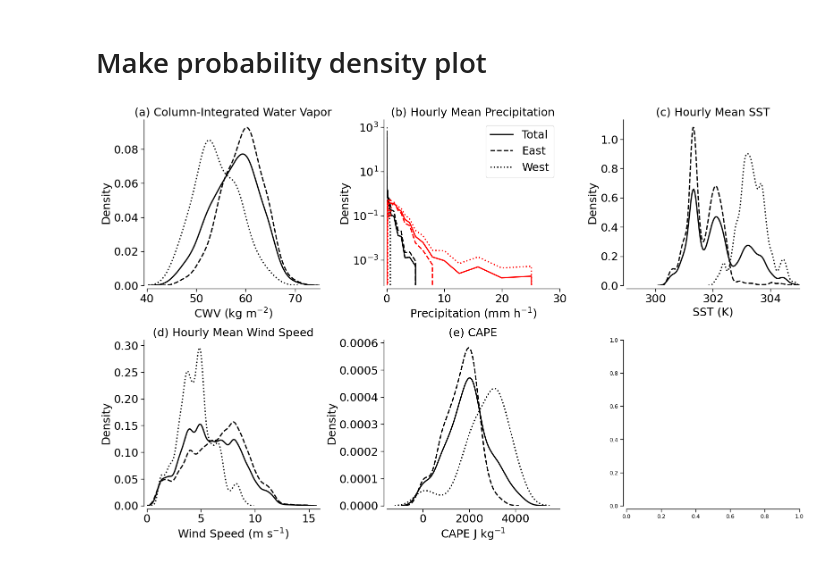
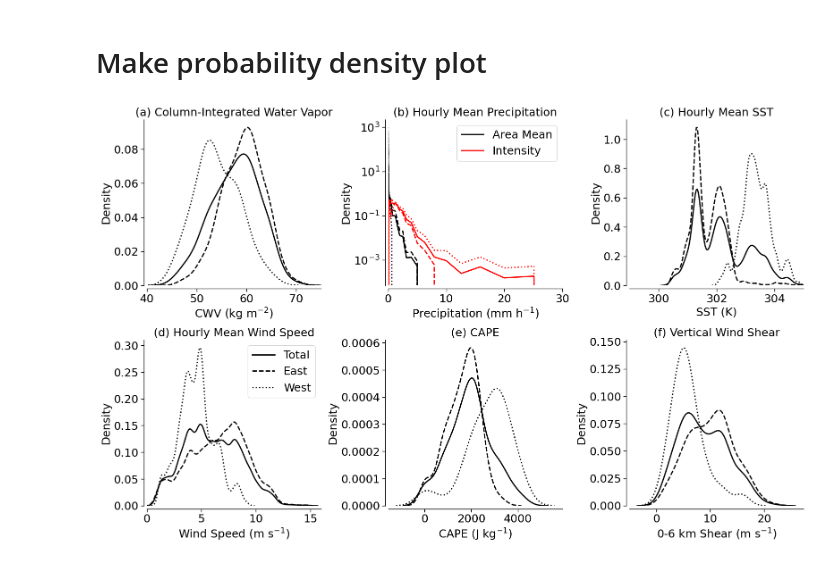
Before and after one commit to allison-wing/PICCOLO, a Jupyter notebook: plot_pdf_EW.ipynb, the cells around one changed output. Saved outputs shown, nothing was run; the diff lists cells and outputs as text; code cells hidden in the pictures.

Commit message:
added shear

```diff
--- a/plot_pdf_EW.ipynb
+++ b/plot_pdf_EW.ipynb
@@ -336,0 +347,19 @@ capeW_finite = capeW[finite]
+# %%
+# Mask out soundings before start_time
+shear06 = np.ma.masked_where(times_asc < start_time, shear06, copy=False)
+
+#Mask out soundings that don't reach 100 hPa
+shear06 = np.ma.masked_where((min_pres > 100), shear06, copy=False)
+
+#split into east and west
+shear06E = shear06[sondeLON > lonEW]
+shear06W = shear06[sondeLON <= lonEW]
+
+finite = np.where(np.isfinite(shear06))
+shear06_finite = shear06[finite]
+
+finite = np.where(np.isfinite(shear06E))
+shear06E_finite = shear06E[finite]
+
+finite = np.where(np.isfinite(shear06W))
+shear06W_finite = shear06W[finite]
@@ -455,11 +511,11 @@ phist1a, bin_edges1a = np.histogram(precip2int, bins=pbins, density=True)
 phist2a, bin_edges2a = np.histogram(precipE2int, bins=pbins, density=True)
 phist3a, bin_edges3a = np.histogram(precipW2int, bins=pbins, density=True)
 
-axs[0,1].plot(bin_edges1[:-1], phist1, color='black', label='Total', linewidth=2)
-axs[0,1].plot(bin_edges2[:-1], phist2, color='black', linestyle='--', label='East', linewidth=2)
-axs[0,1].plot(bin_edges3[:-1], phist3, color='black', linestyle=':', label='West', linewidth=2)
+axs[0,1].plot(bin_edges1[:-1], phist1, color='black', label='Area Mean', linewidth=2)
+axs[0,1].plot(bin_edges2[:-1], phist2, color='black', linestyle='--', linewidth=2)
+axs[0,1].plot(bin_edges3[:-1], phist3, color='black', linestyle=':', linewidth=2)
 
-axs[0,1].plot(bin_edges1a[:-1], phist1a, color='red', linewidth=2)
+axs[0,1].plot(bin_edges1a[:-1], phist1a, color='red', label='Intensity', linewidth=2)
 axs[0,1].plot(bin_edges2a[:-1], phist2a, color='red', linestyle='--', linewidth=2)
 axs[0,1].plot(bin_edges3a[:-1], phist3a, color='red', linestyle=':', linewidth=2)
 
@@ -490,33 +546,48 @@ axs[0,2].set_ylabel('Density',fontsize=18)
 axs[0,2].set_xlim(299,305)
 #axs[0,2].legend(fontsize=14)
 axs[0,2].tick_params(labelsize=18)
 
 sns.kdeplot(wspd_smoothed, ax=axs[1,0],label='Total',fill=False,common_norm=False,color='black',linewidth=2)
 sns.kdeplot(wspd_smoothedE, ax=axs[1,0],label='East',fill=False,common_norm=False,color='black',linestyle='--',linewidth=2)
 sns.kdeplot(wspd_smoothedW, ax=axs[1,0],label='West',fill=False,common_norm=False,color='black',linestyle=':',linewidth=2)
 
 axs[1,0].set_title('(d) Hourly Mean Wind Speed',fontsize=18)
 axs[1,0].set_xlabel('Wind Speed (m s$^{-1}$)',fontsize=18)
 axs[1,0].set_ylabel('Density',fontsize=18)
-#axs[1,0].legend(fontsize=18)
+axs[1,0].legend(fontsize=18,loc='upper right')
 axs[1,0].set_xlim(0,16)
 axs[1,0].tick_params(labelsize=18)
 
 sns.kdeplot(cape_finite, ax=axs[1,1],label='Total',fill=False,common_norm=False,color='black',linewidth=2)
 sns.kdeplot(capeE_finite, ax=axs[1,1],label='East',fill=False,common_norm=False,color='black',linestyle='--',linewidth=2)
 sns.kdeplot(capeW_finite, ax=axs[1,1],label='West',fill=False,common_norm=False,color='black',linestyle=':',linewidth=2)
 
 axs[1,1].set_title('(e) CAPE',fontsize=18)
-axs[1,1].set_xlabel('CAPE J kg$^{-1}$',fontsize=18)
+axs[1,1].set_xlabel('CAPE (J kg$^{-1}$)',fontsize=18)
 axs[1,1].set_ylabel('Density',fontsize=18)
 #axs[1,1].legend(fontsize=18)
 #axs[1,1].set_xlim(0,16)
 axs[1,1].tick_params(labelsize=18)
+
+sns.kdeplot(shear06_finite, ax=axs[1,2],label='0-6 km',fill=False,common_norm=False,color='black', linewidth=2)
+sns.kdeplot(shear06E_finite, ax=axs[1,2],fill=False,common_norm=False,color='black',linestyle='--',linewidth=2)
+sns.kdeplot(shear06W_finite, ax=axs[1,2],fill=False,common_norm=False,color='black',linestyle=':',linewidth=2)
+
+#sns.kdeplot(shear02_finite, ax=axs[1,2],label='0-2 km',fill=False,common_norm=False,color='red',linewidth=2)
+#sns.kdeplot(shear02E_finite, ax=axs[1,2],fill=False,common_norm=False,color='red',linestyle='--',linewidth=2)
+#sns.kdeplot(shear02W_finite, ax=axs[1,2],fill=False,common_norm=False,color='red',linestyle=':',linewidth=2)
+
+axs[1,2].set_title('(f) Vertical Wind Shear',fontsize=18)
+axs[1,2].set_xlabel('0-6 km Shear (m s$^{-1}$)',fontsize=18)
+axs[1,2].set_ylabel('Density',fontsize=18)
+#axs[1,2].legend(fontsize=18)
+#axs[1,2].set_xlim(0,16)
+axs[1,2].tick_params(labelsize=18)
 
 
 sns.set_context('paper')
 sns.despine(offset=5)
 plt.tight_layout()  # Adjust subplots to fit into figure area.
 #plt.savefig('../../figures/Fig_pdf_EW_6panel.png')
 # %% [output]
-[figure, old version]
+[figure, new version]
```
Also changed, not shown: parts of 4 cells of this notebook.
